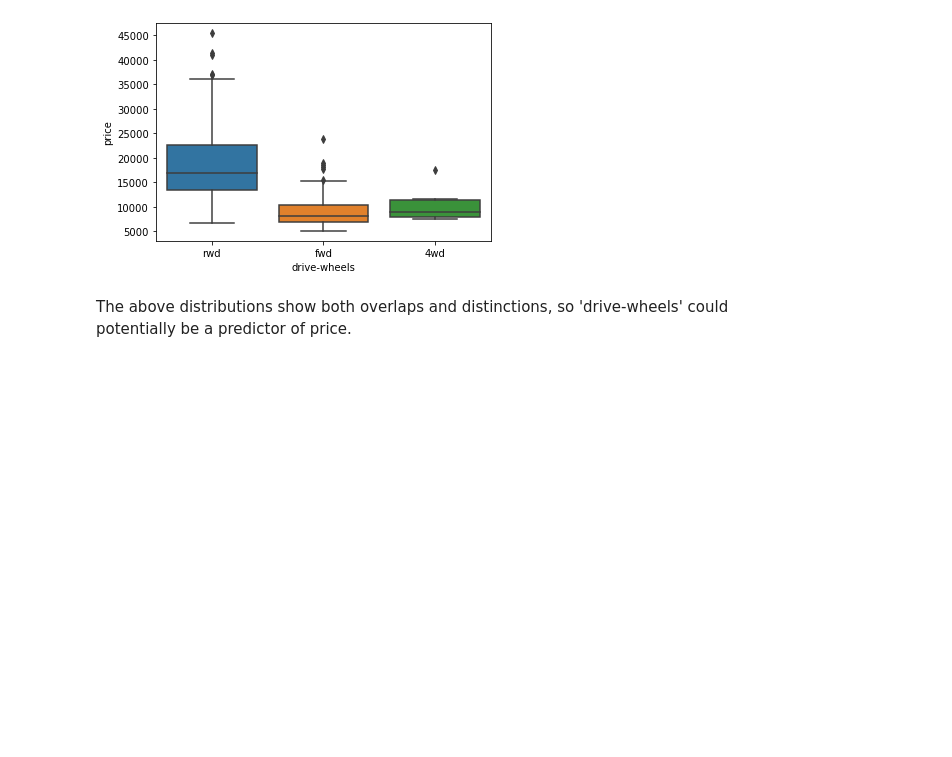
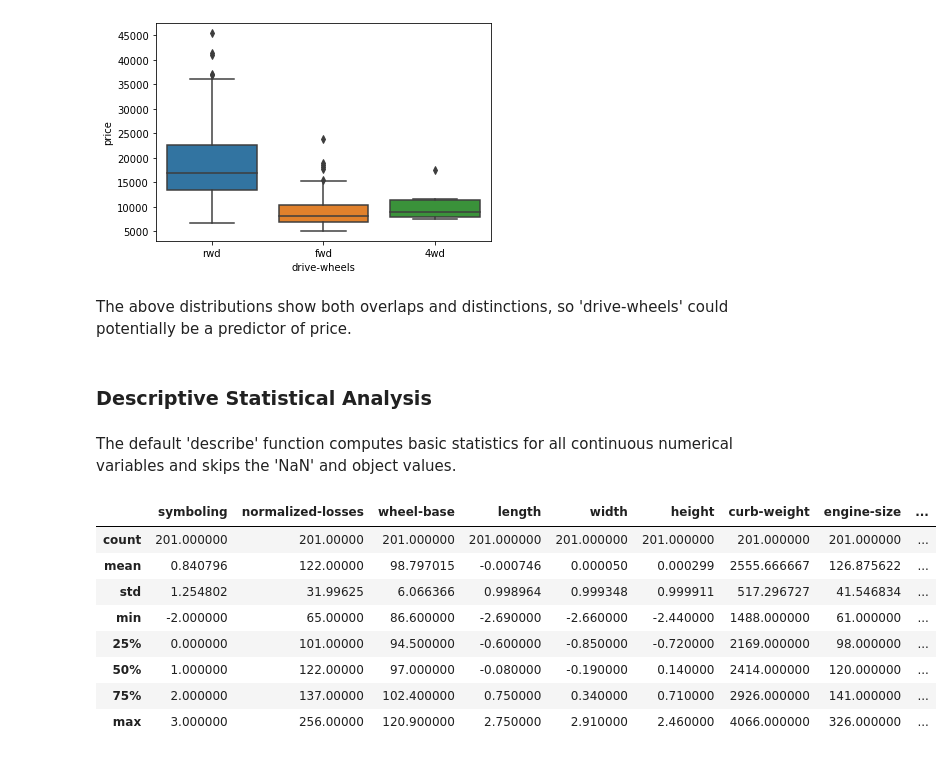
Before and after one commit to MehediEhteshum/CarDataExploratoryAnalysisViz, a Jupyter notebook: CarData-EDA&Viz.ipynb, the cells around one changed output. Drawn from its saved outputs; the diff is of its cells as text; code cells hidden in the pictures; blank space fills up the shorter version.

```diff
--- a/CarData-EDA&Viz.ipynb
+++ b/CarData-EDA&Viz.ipynb
@@ -145,3 +145,19 @@ sns.boxplot(x="drive-wheels", y="price", data=df)
 [figure]
 # %% [markdown]
 The above distributions show both overlaps and distinctions, so 'drive-wheels' could potentially be a predictor of price.
+# %% [markdown]
+<h3>Descriptive Statistical Analysis</h3>
+# %% [markdown]
+The default 'describe' function computes basic statistics for all continuous numerical variables and skips the 'NaN' and object values.
+# %%
+df.describe()
+# %% [output]
+|  | symboling | normalized-losses | wheel-base | length | width | height | curb-weight | engine-size | ... |
+| count | 201.000000 | 201.00000 | 201.000000 | 201.000000 | 201.000000 | 201.000000 | 201.000000 | 201.000000 | ... |
+| mean | 0.840796 | 122.00000 | 98.797015 | -0.000746 | 0.000050 | 0.000299 | 2555.666667 | 126.875622 | ... |
+| std | 1.254802 | 31.99625 | 6.066366 | 0.998964 | 0.999348 | 0.999911 | 517.296727 | 41.546834 | ... |
+| min | -2.000000 | 65.00000 | 86.600000 | -2.690000 | -2.660000 | -2.440000 | 1488.000000 | 61.000000 | ... |
+| 25% | 0.000000 | 101.00000 | 94.500000 | -0.600000 | -0.850000 | -0.720000 | 2169.000000 | 98.000000 | ... |
+| 50% | 1.000000 | 122.00000 | 97.000000 | -0.080000 | -0.190000 | 0.140000 | 2414.000000 | 120.000000 | ... |
+| 75% | 2.000000 | 137.00000 | 102.400000 | 0.750000 | 0.340000 | 0.710000 | 2926.000000 | 141.000000 | ... |
+| max | 3.000000 | 256.00000 | 120.900000 | 2.750000 | 2.910000 | 2.460000 | 4066.000000 | 326.000000 | ... |
```
Also changed, not shown: parts of 13 cells of this notebook, 1 other file.
